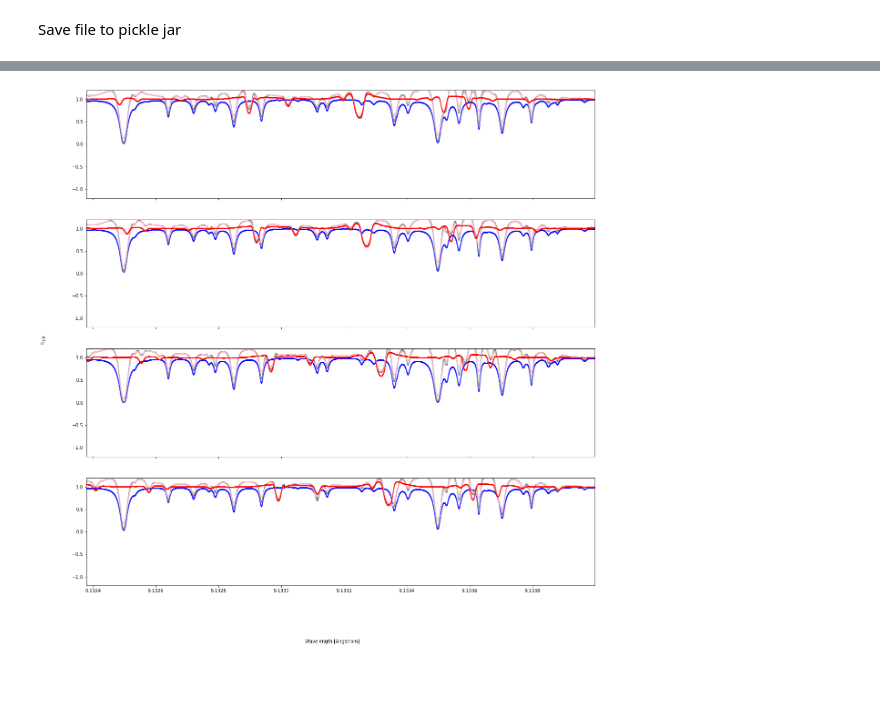
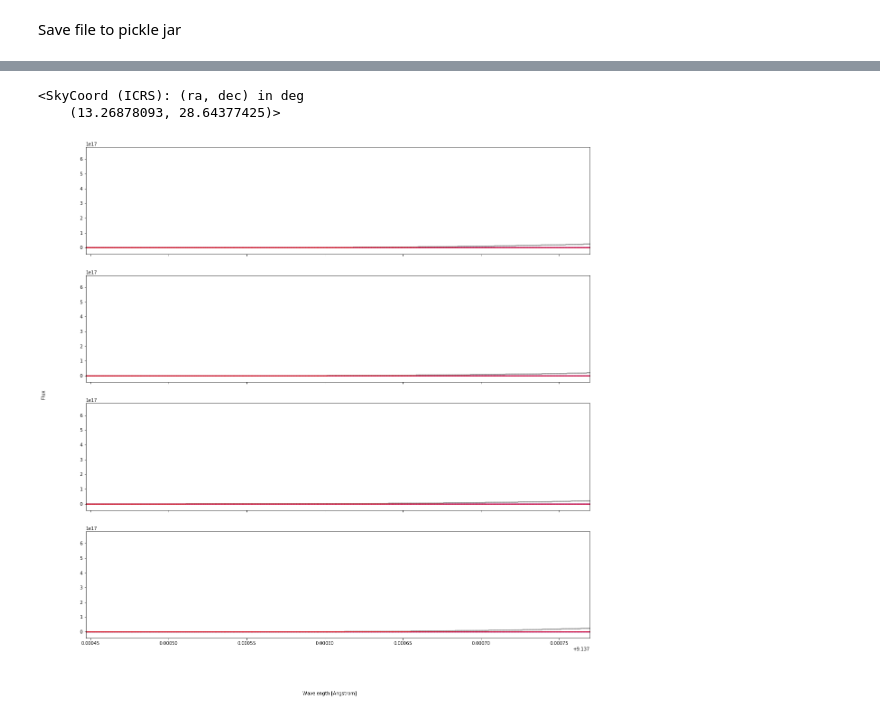
Before and after one commit to mdd423/WobbleSim, a Jupyter notebook: simulacraexample2.0.ipynb, the cells around one changed output, grey strips where cells are left out. Drawn from its saved outputs; the diff is of its cells as text; code cells hidden in the pictures; blank space fills up the shorter version.

```diff
--- a/simulacraexample2.0.ipynb
+++ b/simulacraexample2.0.ipynb
@@ -66,10 +66,10 @@ wave_max = 930*u.nm
 tellurics_model = simulacra.tellurics.TelFitModel(wave_min,wave_max,loc)
 # %% [markdown]
 Define some atmospheric parameters for the tellurics. These can either be constant over all time or an array with the same length as the number of epoches.
-# %%
-tellurics_model.pressure    = 875 * u.hPa
-tellurics_model.temperature = 300 * u.Kelvin
-tellurics_model.humidity    = 50.0
+# %%
+tellurics_model.pressure    = np.random.uniform(870,880,epoches) * u.hPa
+tellurics_model.humidity    = np.random.uniform(45.0,55.0,epoches)
+tellurics_model.temperature = np.random.uniform(300,310,epoches) * u.Kelvin
 # %% [markdown]
 <h2>Star Model</h2>
 Here we define the star model with some temperature, distance, logg, and companion parameters. The logg, T, z, and alpha parameters must correspond to an appropriate atmosphere model from the PHOENIX libraray online. Then also give it some companion parameters that could affect its velocity. This is what we will be trying to find use jabble.
@@ -81,8 +81,8 @@ T    = 4800
 z    = -1.0
 alpha= 0.4
 distance  = 20 * u.lyr
-amplitude = 50 * u.m/u.s
-period    = 65 * u.day
+amplitude = 4 * u.km/u.s
+period    = 6 * u.day
 stellar_model = PhoenixModel(distance,alpha,z,T,logg,target,amplitude,period)
 # %% [output]
 using saved wave file
@@ -95,7 +95,7 @@ from simulacra.detector import Detector, spacing_from_res
 <h2>Detector</h2>
 Here we define our detector giving it an aperature area, resolution, dark current, read noise, and ccd efficiency. All of these can be except area can be given as an array of the same size as the wave_grid (eg. if the detector has varying resolution or noise levels)
 # %%
-resolution = 130_000
+resolution = 100_000
 area = 10 * u.m**2
 exp_times = 8 * np.ones(epoches)* u.minute
 dark_current = 1/u.s
@@ -103,7 +103,7 @@ read_noise   = 1
 ccd_eff      = 0.99
 through_put  = 0.2
 
-delta_x = spacing_from_res(resolution)
+delta_x = spacing_from_res(2*resolution)
 x_grid = np.arange(np.log(wave_min.to(u.Angstrom).value),np.log(wave_max.to(u.Angstrom).value),delta_x)
 wave_grid = np.exp(x_grid) * u.Angstrom
 
@@ -174,3 +167,8 @@ data.to_pickle(filename)
+# %%
+print(target)
+# %% [output]
+<SkyCoord (ICRS): (ra, dec) in deg
+    (13.26878093, 28.64377425)>
 # %%
 import matplotlib.pyplot as plt
 import scipy.ndimage
@@ -180,22 +178,22 @@ def normalize(y,yerr,sigma):
 # %%
 sigma = 200
 n_plots = 4
 plt_unit = u.Angstrom
 sort_times = np.argsort(obs_times)
 fig, axes = plt.subplots(n_plots,figsize=(20,5 * n_plots),sharex=True,sharey=True)
 
 fig.text(0.5, 0.04, 'Wavelength [{}]'.format(plt_unit), ha='center', va='center')
 fig.text(0.06, 0.5, 'Flux', ha='center', va='center', rotation='vertical')
 for i in range(n_plots):
-    axes[i].set_xlim(np.log(9250),np.log(9265))
-    axes[i].set_ylim(-1.2,1.2)
+    axes[i].set_xlim(np.log(9297),np.log(9300))
+#     axes[i].set_ylim(-1.2,1.2)
 #     data.plot_data(axes[i],sort_times[i],xy='x',units=plt_unit,normalize=normalize,nargs=[sigma])
-    data.plot_tellurics(axes[i],sort_times[i],xy='x',units=plt_unit)
+    data.plot_tellurics(axes[i],sort_times[i],xy='x',units=plt_unit)#,normalize=normalize,nargs=[sigma]
 #     data.plot_gas(axes[i],sort_times[i],xy='x',units=plt_unit)
-    data.plot_theory(axes[i],sort_times[i],xy='x',units=plt_unit,normalize=normalize,nargs=[sigma])
-    data.plot_lsf(axes[i],sort_times[i],xy='x',units=plt_unit,normalize=normalize,nargs=[sigma])
-    data.plot_star(axes[i],sort_times[i],xy='x',units=plt_unit,normalize=normalize,nargs=[sigma])
+    data.plot_theory(axes[i],sort_times[i],xy='x',units=plt_unit)
+#     data.plot_lsf(axes[i],sort_times[i],xy='x',units=plt_unit)
+    data.plot_star(axes[i],sort_times[i],xy='x',units=plt_unit)
 plt.savefig('out/datatest5.png')
 plt.show()
 # %% [output]
-[figure, old version]
+[figure, new version]
```
Also changed, not shown: parts of 8 cells of this notebook, 4 other files.
